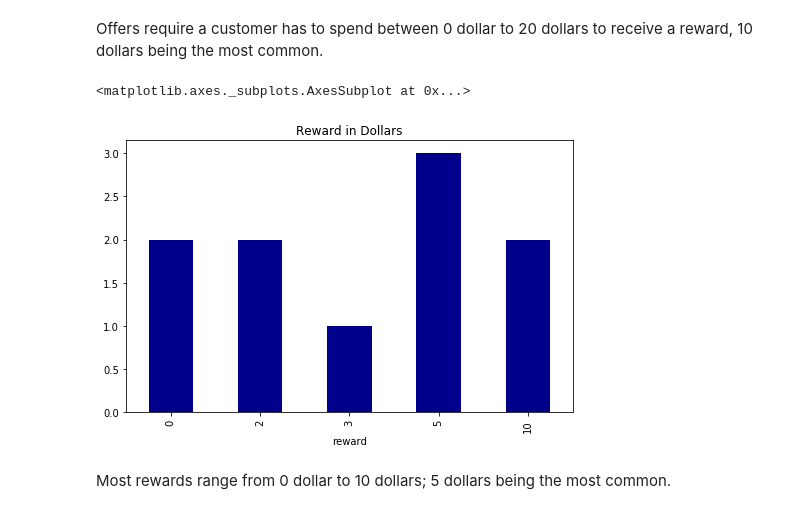
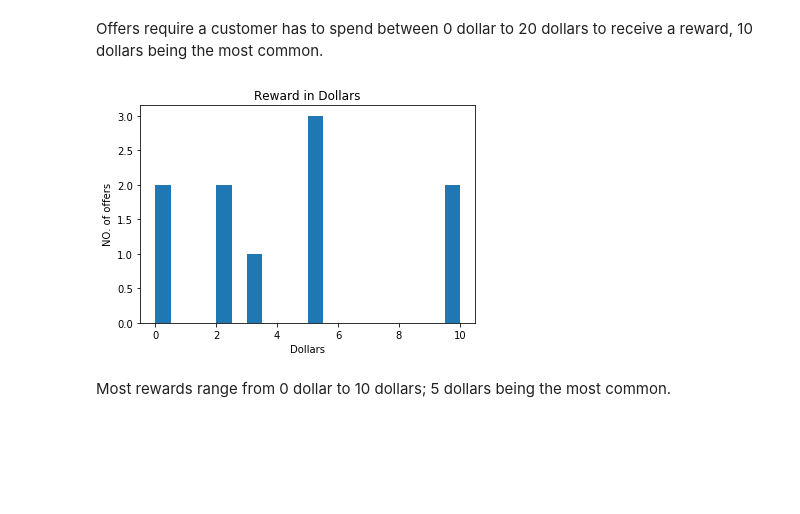
Before and after one commit to clainchege2/Starbucks-Capstone-Project-Udacity-, a Jupyter notebook: Starbucks_Capstone_notebook.ipynb, the cells around one changed output. Saved outputs shown, nothing was run; the diff lists cells and outputs as text; code cells hidden in the pictures; blank space fills up the shorter version.

```diff
--- a/Starbucks_Capstone_notebook.ipynb
+++ b/Starbucks_Capstone_notebook.ipynb
@@ -158,11 +166,14 @@ portfolio.groupby('difficulty')['difficulty'].count().plot.bar(title='Expense re
 # %% [markdown]
 Offers require a customer has to spend  between 0 dollar to 20 dollars to receive a reward, 10 dollars being the most common.
-# %%
-# sort portfolio by 'reward' and plot
-portfolio.groupby('reward')['reward'].count().plot.bar(title='Reward in Dollars',xticks=range(0,11),figsize=(8,5),color='darkblue')
-# %% [output]
-<matplotlib.axes._subplots.AxesSubplot at 0x...>
-[figure, removed]
+# %%
+# plot portfolio by 'reward'
+plt.hist(portfolio.reward, bins=20)
+plt.ylabel('NO. of offers')
+plt.xlabel('Dollars')
+plt.title('Reward in Dollars')
+plt.show()
+# %% [output]
+[figure, added]
 # %% [markdown]
 Most rewards range from 0 dollar to 10 dollars; 5 dollars  being the most common.
 # %%
```
Also changed, not shown: parts of 11 cells of this notebook.
